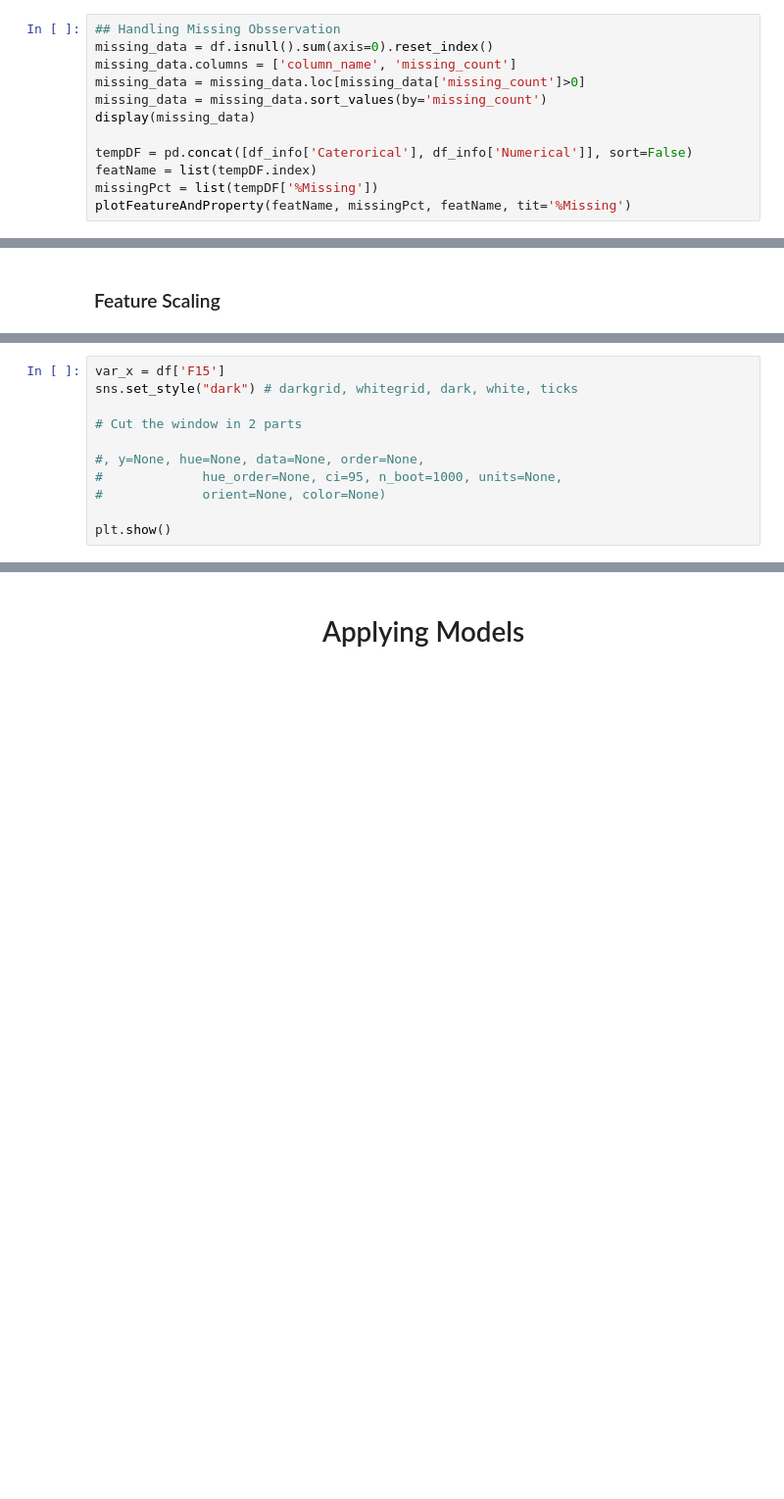
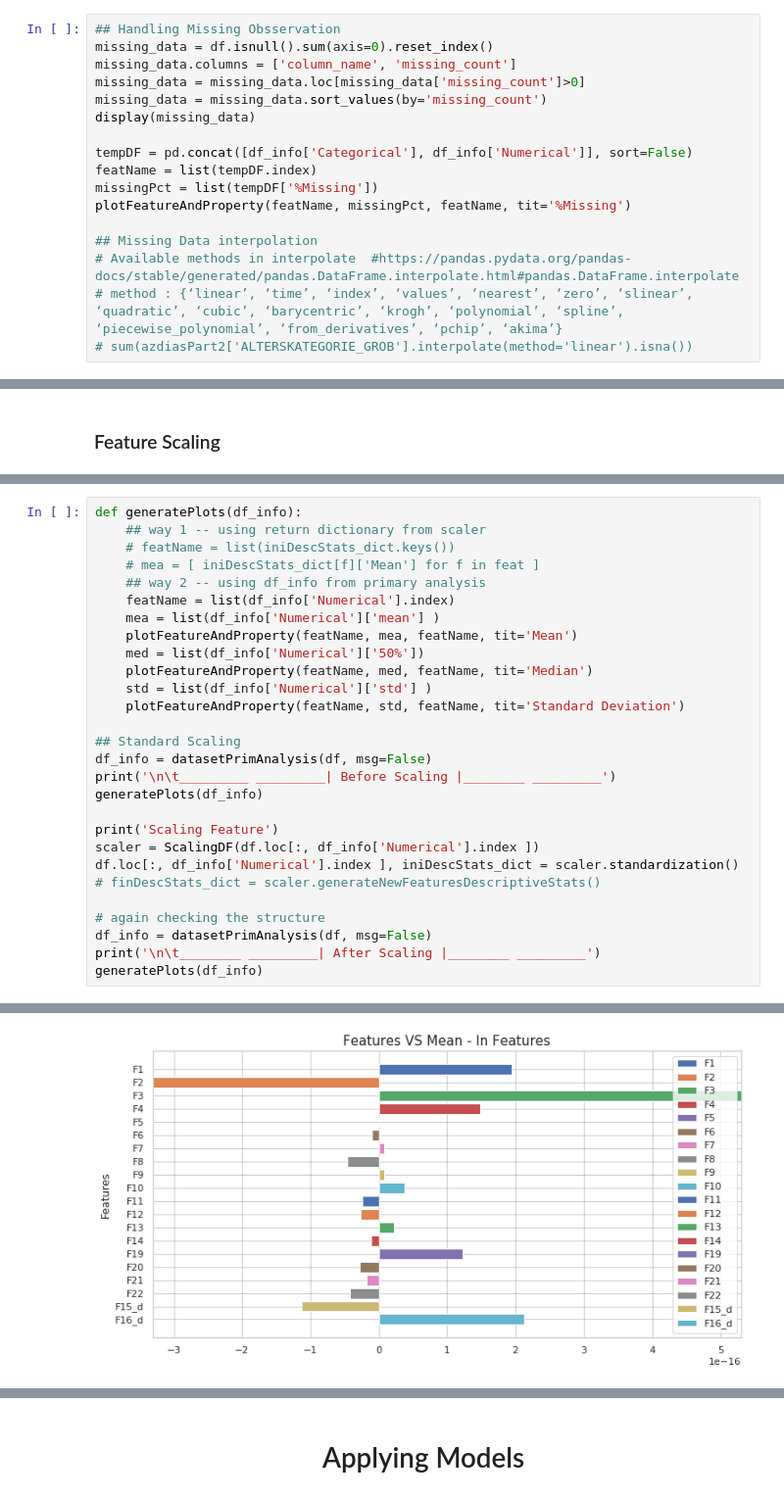
Before and after one commit to MR901/MiniProjects, a Jupyter notebook: PredictProductSale/SupervisedLearning_Classification.ipynb, the cells around one changed output, grey strips where cells are left out. Shown at 98% size. Drawn from its saved outputs; the diff is of its cells as text; blank space fills up the shorter version.

```diff
--- a/PredictProductSale/SupervisedLearning_Classification.ipynb
+++ b/PredictProductSale/SupervisedLearning_Classification.ipynb
@@ -219,10 +225,15 @@ missing_data = missing_data.loc[missing_data['missing_count']>0]
 missing_data = missing_data.sort_values(by='missing_count')
 display(missing_data)
 
-tempDF = pd.concat([df_info['Caterorical'], df_info['Numerical']], sort=False)
+tempDF = pd.concat([df_info['Categorical'], df_info['Numerical']], sort=False)
 featName = list(tempDF.index)
 missingPct = list(tempDF['%Missing'])
 plotFeatureAndProperty(featName, missingPct, featName, tit='%Missing')
+
+## Missing Data interpolation
+# Available methods in interpolate  #https://pandas.pydata.org/pandas-docs/stable/generated/pandas.DataFrame.interpolate.html#pandas.DataFrame.interpolate
+# method : {‘linear’, ‘time’, ‘index’, ‘values’, ‘nearest’, ‘zero’, ‘slinear’, ‘quadratic’, ‘cubic’, ‘barycentric’, ‘krogh’, ‘polynomial’, ‘spline’, ‘piecewise_polynomial’, ‘from_derivatives’, ‘pchip’, ‘akima’}
+# sum(azdiasPart2['ALTERSKATEGORIE_GROB'].interpolate(method='linear').isna())
 # %% [output]
 |  | column_name | missing_count |
 [figure]
@@ -589,11 +244,0 @@ ax_box.set(xlabel='')
-# %%
-var_x = df['F15']
-sns.set_style("dark") # darkgrid, whitegrid, dark, white, ticks
-
-# Cut the window in 2 parts
-
-#, y=None, hue=None, data=None, order=None,
-#             hue_order=None, ci=95, n_boot=1000, units=None,
-#             orient=None, color=None)
-
-plt.show()
@@ -1008,0 +245,29 @@ plt.show()
+# %%
+def generatePlots(df_info):
+    ## way 1 -- using return dictionary from scaler
+    # featName = list(iniDescStats_dict.keys())
+    # mea = [ iniDescStats_dict[f]['Mean'] for f in feat ]
+    ## way 2 -- using df_info from primary analysis
+    featName = list(df_info['Numerical'].index)
+    mea = list(df_info['Numerical']['mean'] )
+    plotFeatureAndProperty(featName, mea, featName, tit='Mean')
+    med = list(df_info['Numerical']['50%'])
+    plotFeatureAndProperty(featName, med, featName, tit='Median')
+    std = list(df_info['Numerical']['std'] )
+    plotFeatureAndProperty(featName, std, featName, tit='Standard Deviation')
+
+## Standard Scaling
+df_info = datasetPrimAnalysis(df, msg=False)
+print('\n\t_________ _________| Before Scaling |________ _________')
+generatePlots(df_info)
+
+print('Scaling Feature')
+scaler = ScalingDF(df.loc[:, df_info['Numerical'].index ])
+df.loc[:, df_info['Numerical'].index ], iniDescStats_dict = scaler.standardization()
+# finDescStats_dict = scaler.generateNewFeaturesDescriptiveStats()
+
+# again checking the structure
+df_info = datasetPrimAnalysis(df, msg=False)
+print('\n\t________ _________| After Scaling |________ _________')
+generatePlots(df_info)
+# %% [output]
@@ -1008,0 +295 @@ plt.show()
+[figure, added]
```
Also changed, not shown: parts of 179 cells of this notebook, 2 other files.
